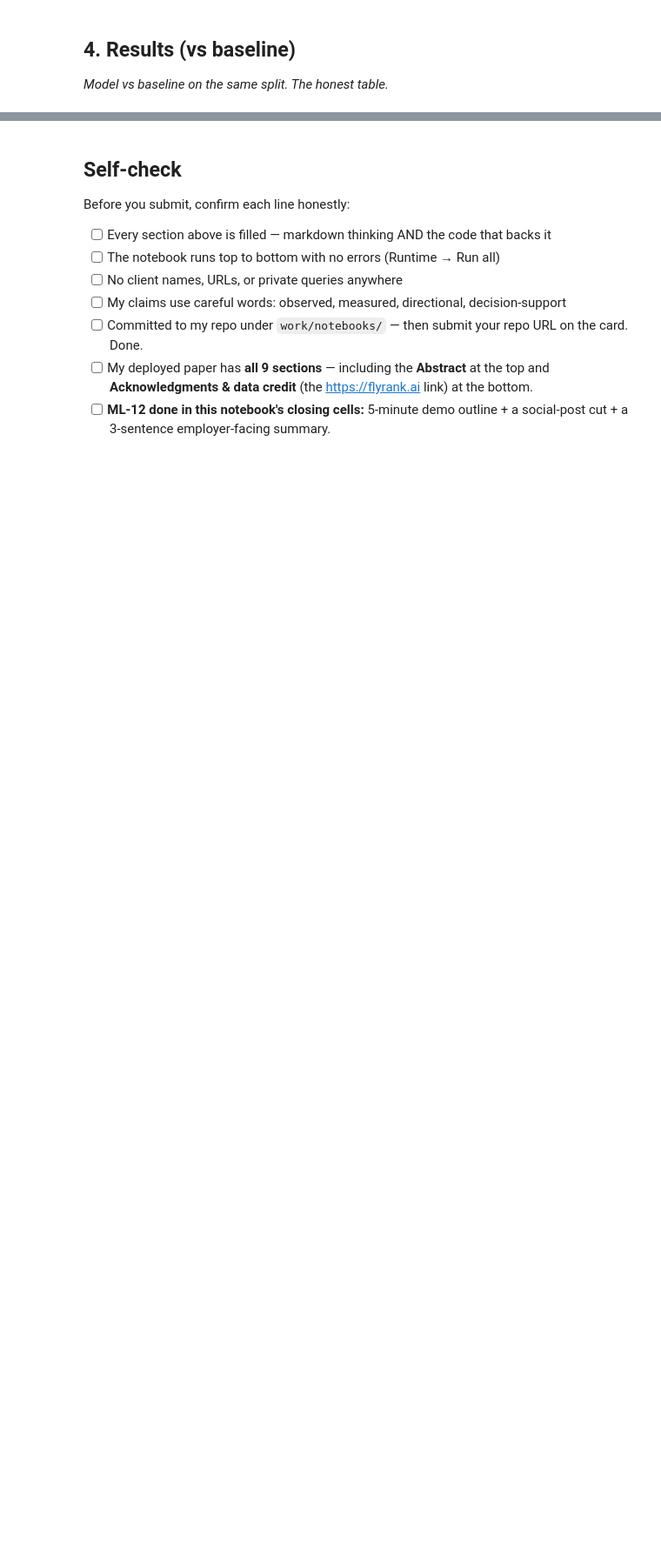
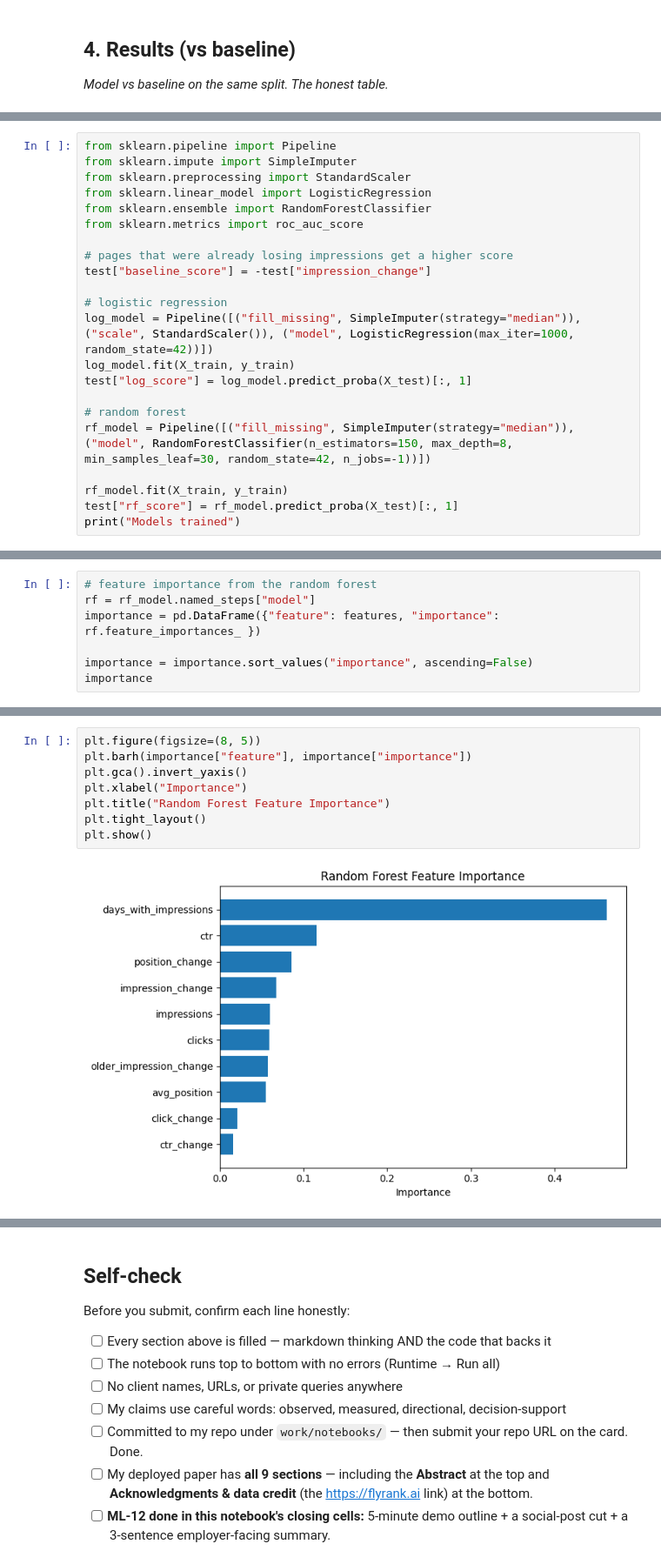
Before and after one commit to azka-asif/flyrank-ML, a Jupyter notebook: work/notebooks/capstone.ipynb, the cells around one changed output, grey strips where cells are left out. Shown at 87% size. Saved outputs shown, nothing was run; the diff lists cells and outputs as text; blank space fills up the shorter version.

```diff
--- a/work/notebooks/capstone.ipynb
+++ b/work/notebooks/capstone.ipynb
@@ -36,0 +245,22 @@ This skeleton is yours to fill. Work the sections **in order** — each one has
+# %%
+from sklearn.pipeline import Pipeline
+from sklearn.impute import SimpleImputer
+from sklearn.preprocessing import StandardScaler
+from sklearn.linear_model import LogisticRegression
+from sklearn.ensemble import RandomForestClassifier
+from sklearn.metrics import roc_auc_score
+
+# pages that were already losing impressions get a higher score
+test["baseline_score"] = -test["impression_change"]
+
+# logistic regression
+log_model = Pipeline([("fill_missing", SimpleImputer(strategy="median")), ("scale", StandardScaler()), ("model", LogisticRegression(max_iter=1000, random_state=42))])
+log_model.fit(X_train, y_train)
+test["log_score"] = log_model.predict_proba(X_test)[:, 1]
+
+# random forest
+rf_model = Pipeline([("fill_missing", SimpleImputer(strategy="median")), ("model", RandomForestClassifier(n_estimators=150, max_depth=8, min_samples_leaf=30, random_state=42, n_jobs=-1))])
+
+rf_model.fit(X_train, y_train)
+test["rf_score"] = rf_model.predict_proba(X_test)[:, 1]
+print("Models trained")
@@ -36,0 +303,7 @@ This skeleton is yours to fill. Work the sections **in order** — each one has
+# %%
+# feature importance from the random forest
+rf = rf_model.named_steps["model"]
+importance = pd.DataFrame({"feature": features, "importance": rf.feature_importances_ })
+
+importance = importance.sort_values("importance", ascending=False)
+importance
@@ -36,0 +322,10 @@ This skeleton is yours to fill. Work the sections **in order** — each one has
+# %%
+plt.figure(figsize=(8, 5))
+plt.barh(importance["feature"], importance["importance"])
+plt.gca().invert_yaxis()
+plt.xlabel("Importance")
+plt.title("Random Forest Feature Importance")
+plt.tight_layout()
+plt.show()
+# %% [output]
+[figure, added]
```
Also changed, not shown: parts of 32 cells of this notebook.
